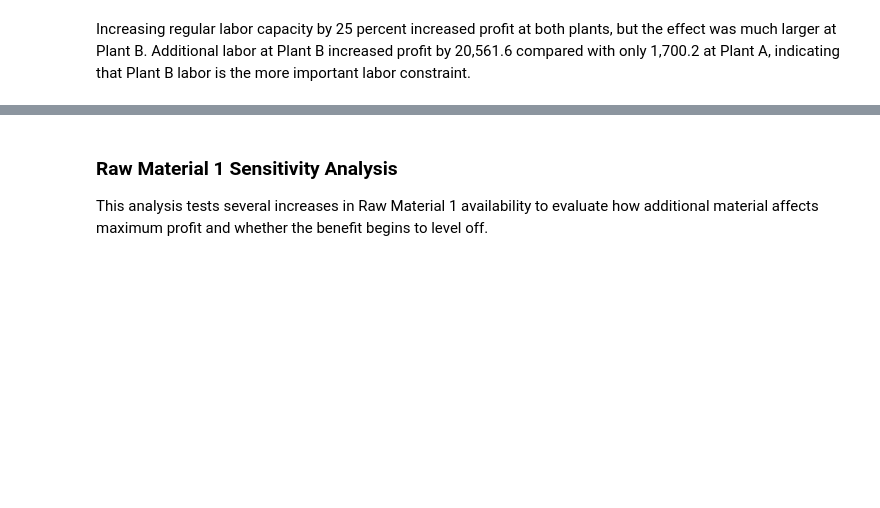
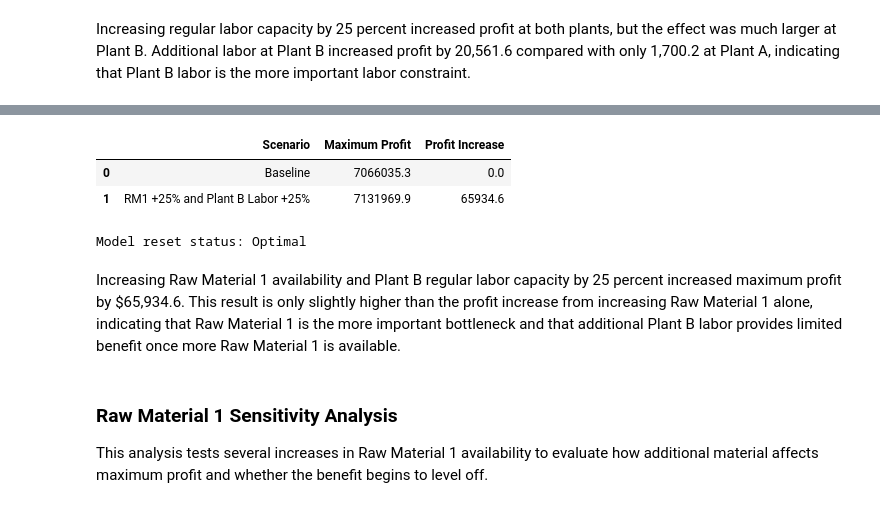
Before and after one commit to saminjune24/NU_Industries_Decision_Analytics, a Jupyter notebook: NU_Industries.ipynb, the cells around one changed output, grey strips where cells are left out. Drawn from its saved outputs; the diff is of its cells as text; code cells hidden in the pictures; blank space fills up the shorter version.

```diff
--- a/NU_Industries.ipynb
+++ b/NU_Industries.ipynb
@@ -1321,3 +1325,59 @@ Increasing regular labor capacity by 25 percent increased profit at both plants,
+# %%
+# Scenario 4: increase RM1 by 25% and Plant B regular labor by 25%
+
+# save baseline profit
+baseline_profit = value(nu_model.objective)
+
+# increase Raw Material 1 availability by 25%
+for period in periods:
+    nu_model.constraints[f"Raw_Material_1_P{period}"].changeRHS(175000)
+
+# increase Plant B regular labor capacity by 25%
+for period in periods:
+    regular_labor[("Plant_B", period)].upBound = 4750
+
+# solve scenario
+nu_model.solve(GLPK(msg=False))
+
+combined_profit = value(nu_model.objective)
+
+# compare results
+scenario_4_results = pd.DataFrame({
+    "Scenario": [
+        "Baseline",
+        "RM1 +25% and Plant B Labor +25%"
+    ],
+    "Maximum Profit": [
+        baseline_profit,
+        combined_profit
+    ],
+    "Profit Increase": [
+        0,
+        combined_profit - baseline_profit
+    ]
+})
+
+scenario_4_results.round(1)
+# %% [output]
+|  | Scenario | Maximum Profit | Profit Increase |
+| 0 | Baseline | 7066035.3 | 0.0 |
+| 1 | RM1 +25% and Plant B Labor +25% | 7131969.9 | 65934.6 |
+# %%
+# restore baseline RM1 availability
+for period in periods:
+    nu_model.constraints[f"Raw_Material_1_P{period}"].changeRHS(140000)
+
+# restore baseline Plant B regular labor capacity
+for period in periods:
+    regular_labor[("Plant_B", period)].upBound = 3800
+
+# return model to baseline
+nu_model.solve(GLPK(msg=False))
+print("Model reset status:", LpStatus[nu_model.status])
+# %% [output]
+Model reset status: Optimal
+# %% [markdown]
+Increasing Raw Material 1 availability and Plant B regular labor capacity by 25 percent increased maximum profit by $65,934.6. This result is only slightly higher than the profit increase from increasing Raw Material 1 alone, indicating that Raw Material 1 is the more important bottleneck and that additional Plant B labor provides limited benefit once more Raw Material 1 is available.
 # %% [markdown]
 ### Raw Material 1 Sensitivity Analysis
 
```
Also changed, not shown: parts of 1 cell of this notebook.
